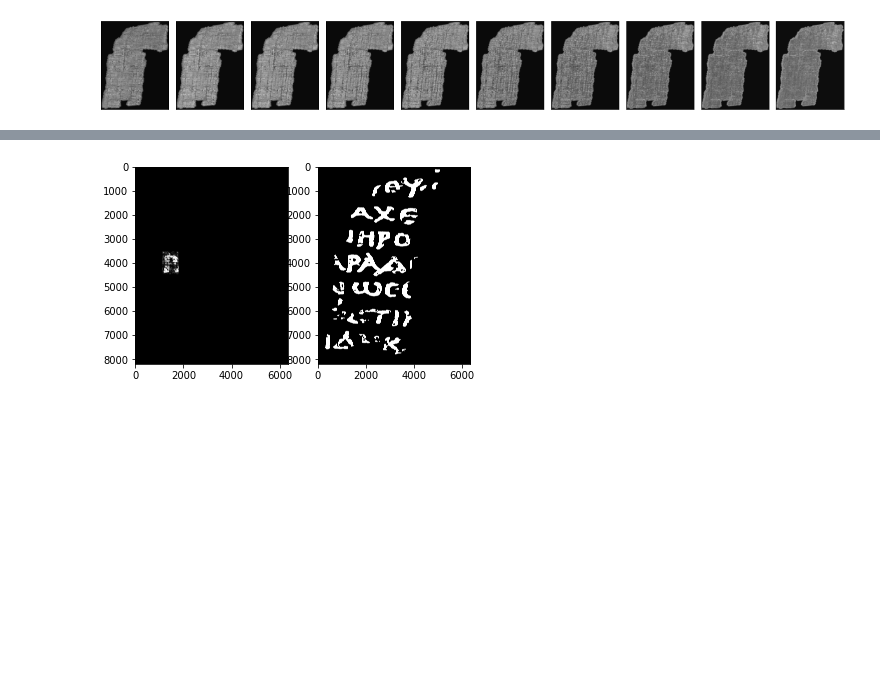
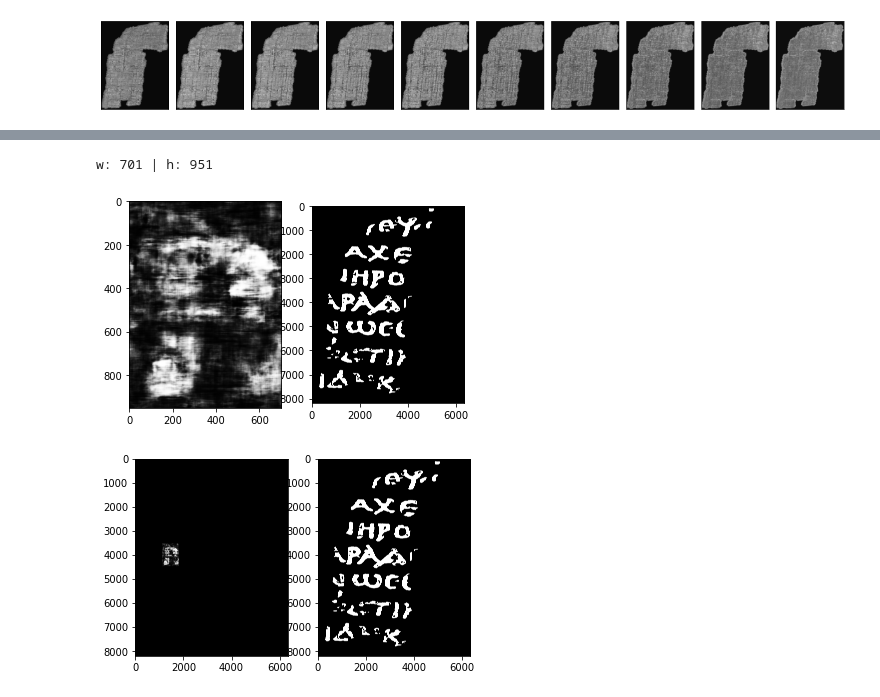
Before and after one commit to Molten-Ice/Deep-Learning, a Jupyter notebook: VesuviusChallenge/VesuviusChallenge_nb1.ipynb, the cells around one changed output, grey strips where cells are left out. Cells and saved outputs as stored; diff of their text form; code cells hidden in the pictures; blank space fills up the shorter version.

```diff
--- a/VesuviusChallenge/VesuviusChallenge_nb1.ipynb
+++ b/VesuviusChallenge/VesuviusChallenge_nb1.ipynb
@@ -254,0 +228,27 @@ Loss: 0.28207893659919503
+# %%
+training_steps = 30000
+batch_size = 32
+learning_rate = 3e-4
+
+print("Training!!")
+train_dataset = SubvolumeDataset(image_stack, label, pixels_outside_rect)
+train_loader = torch.utils.data.DataLoader(train_dataset, batch_size=batch_size, shuffle=True)
+loss_fn = nn.BCELoss()
+optimizer = torch.optim.AdamW(model.parameters(), lr=learning_rate)
+model.train()
+
+running_loss = 0
+running_losses = []
+for i, (subvolumes, ink_labels) in tqdm(enumerate(train_loader), total=training_steps):
+    if i >= training_steps:
+        break
+    optimizer.zero_grad()
+    outputs = model(subvolumes.to(device))
+    loss = loss_fn(outputs, ink_labels.to(device))
+    loss.backward()
+    optimizer.step()
+    running_loss += loss.item()
+    if i % 1000 == 1000-1:
+        print(f"Loss: {running_loss / 1000:.4f}")
+        running_losses.append(running_loss / 1000)
+        running_loss = 0.0
@@ -255,2 +269,24 @@ Loss: 0.28207893659919503
+# %%
+eval_dataset = SubvolumeDataset(image_stack, label, pixels_inside_rect)
+eval_loader = torch.utils.data.DataLoader(eval_dataset, batch_size=batch_size, shuffle=False)
+outputs = [] #len(outputs) = 666651
+model.eval()
+with torch.no_grad():
+    for subvolumes, _ in tqdm(eval_loader):
+      outputs.extend(model(subvolumes.to(device)).squeeze(dim=1).tolist())
+# %%
+w, h = test_rectangle[2:]
+w, h = w+1, h+1 # counting needs to be adjusted, this is a quick fix
+print(f"w: {w} | h: {h}")
+output = rearrange(torch.Tensor(outputs), '(h w) -> h w', w = w)
+# %% [output]
+w: 701 | h: 951
+# %%
+fig, (ax1, ax2) = plt.subplots(1, 2)
+ax1.imshow(output.cpu(), cmap='gray')
+ax2.imshow(label.cpu(), cmap='gray')
+plt.show()
+# %% [output]
+[figure, added]
 # %%
 eval_dataset = SubvolumeDataset(image_stack, label, pixels_inside_rect)
```
Also changed, not shown: parts of 23 cells of this notebook.
